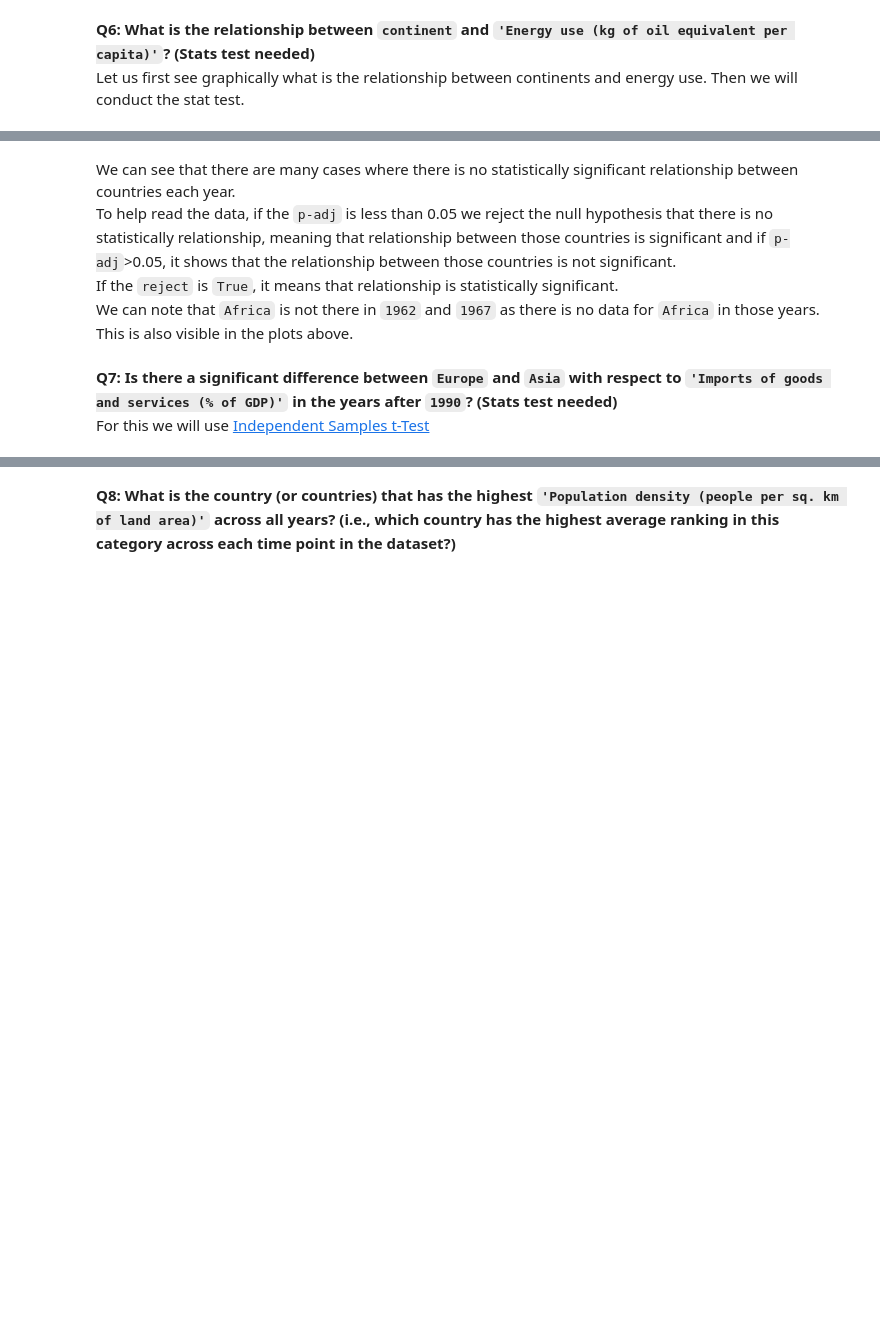
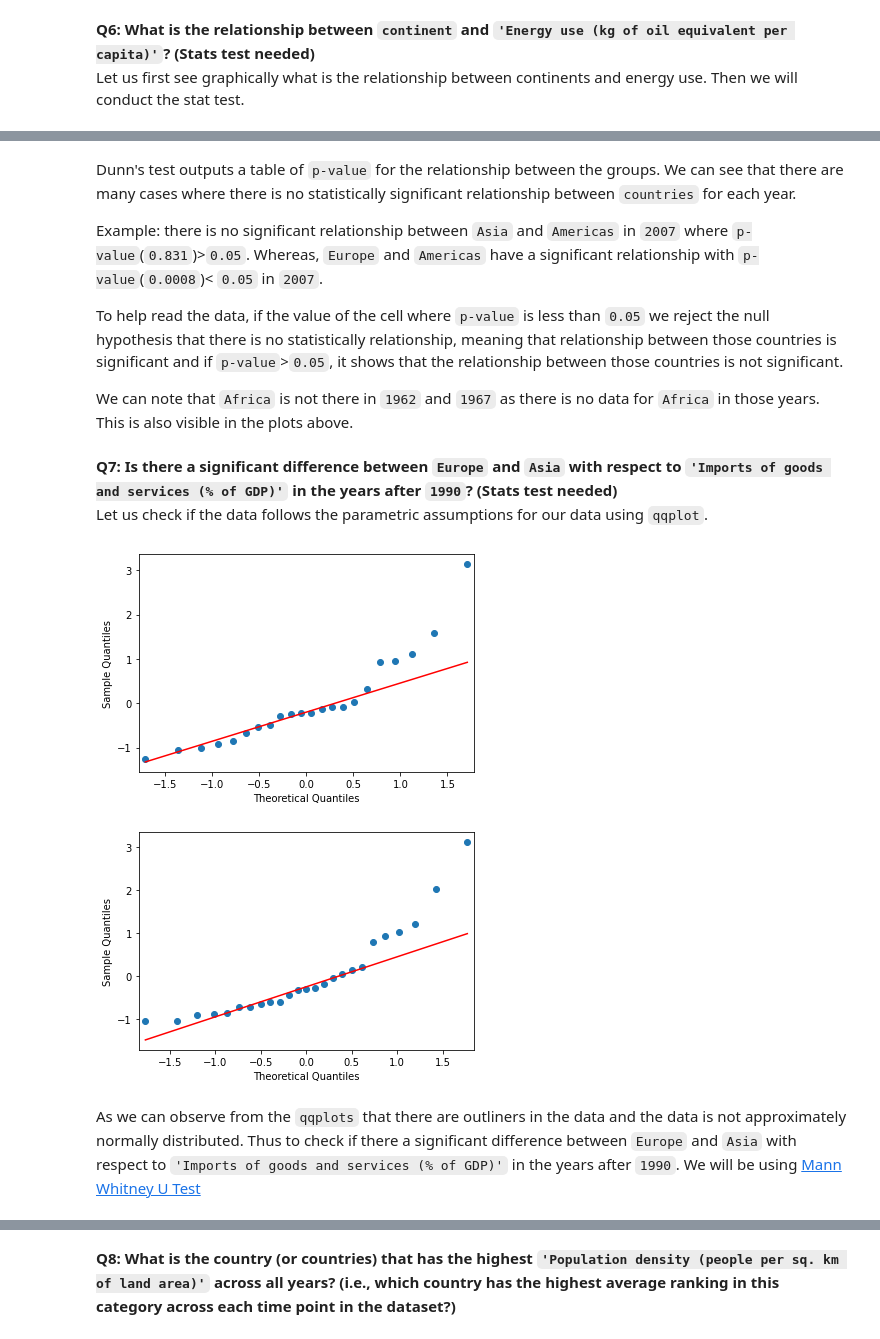
Before and after one commit to AnmolS17/training-requirements, a Jupyter notebook: Python for Data Science/PythonDSci.ipynb, the cells around one changed output, grey strips where cells are left out. Cells and saved outputs as stored; diff of their text form; code cells hidden in the pictures; blank space fills up the shorter version.

```diff
--- a/Python for Data Science/PythonDSci.ipynb
+++ b/Python for Data Science/PythonDSci.ipynb
@@ -222,10 +240,22 @@ Americas Oceania -2630.8551 0.0403 -5166.4586   -95.2516   True
 []
 # %% [markdown]
-We can see that there are many cases where there is no statistically significant relationship between countries each year.
-To help read the data, if the `p-adj` is less than 0.05 we reject the null hypothesis that there is no statistically relationship, meaning that relationship between those countries is significant and if `p-adj`>0.05, it shows that the relationship between those countries is not significant.
-If the `reject` is `True`, it means that relationship is statistically significant.
+Dunn's test outputs a table of `p-value` for the relationship between the groups.
+We can see that there are many cases where there is no statistically significant relationship between `countries` for each year.
+
+Example: there is no significant relationship between `Asia` and `Americas` in `2007` where `p-value`(`0.831`)>`0.05`. Whereas, `Europe` and `Americas` have a significant relationship with `p-value`(`0.0008`)< `0.05` in `2007`.
+
+To help read the data, if the value of the cell where `p-value` is less than `0.05` we reject the null hypothesis that there is no statistically relationship, meaning that relationship between those countries is significant and if `p-value`>`0.05`, it shows that the relationship between those countries is not significant.
+
 We can note that `Africa` is not there in `1962` and `1967` as there is no data for `Africa` in those years. This is also visible in the plots above.
 # %% [markdown]
 **Q7: Is there a significant difference between `Europe` and `Asia` with respect to `'Imports of goods and services (% of GDP)'` in the years after `1990`? (Stats test needed)**
-For this we will use [Independent Samples t-Test ](https://libguides.library.kent.edu/SPSS/IndependentTTest)
+Let us check if the data follows the parametric assumptions for our data using `qqplot`.
+# %%
+qqplot(1992, 'Imports of goods and services (% of GDP)')
+py.show()
+# %% [output]
+[figure, added]
+[figure, added]
+# %% [markdown]
+As we can observe from the `qqplots` that there are outliners in the data and the data is not approximately normally distributed. Thus to check if there a significant difference between `Europe` and `Asia` with respect to `'Imports of goods and services (% of GDP)'` in the years after `1990`. We will be using [Mann Whitney U Test]( https://docs.scipy.org/doc/scipy/reference/generated/scipy.stats.mannwhitneyu.html)
 # %%
```
Also changed, not shown: parts of 11 cells of this notebook, 1 other file.
